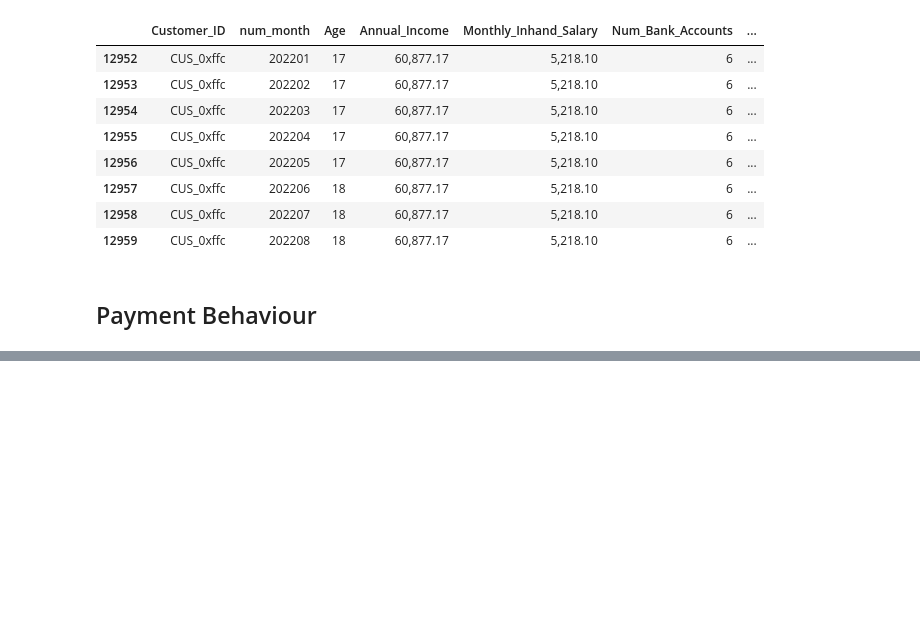
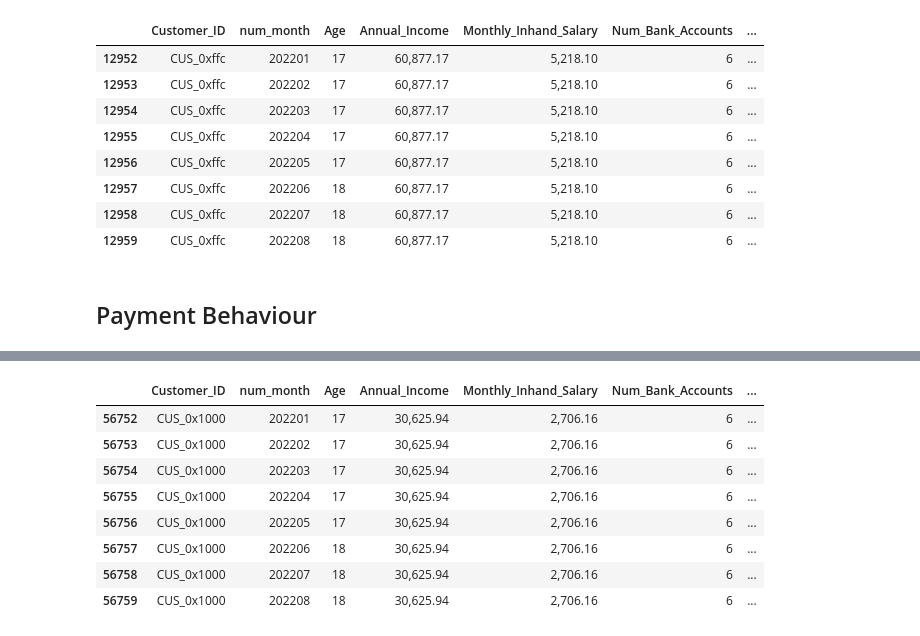
Before and after one commit to FerCorcuera/Credit-Score-Classification, a Jupyter notebook: notebooks/01_data_cleaning.ipynb, the cells around one changed output, grey strips where cells are left out. Cells and saved outputs as stored; diff of their text form; code cells hidden in the pictures; blank space fills up the shorter version.

```diff
--- a/notebooks/01_data_cleaning.ipynb
+++ b/notebooks/01_data_cleaning.ipynb
@@ -750,0 +774,12 @@ df_train_clean[df_train_clean["Customer_ID"] == "CUS_0xffc"]
+# %%
+df_train_clean[df_train_clean["Customer_ID"] == "CUS_0x1000"]
+# %% [output]
+|  | Customer_ID | num_month | Age | Annual_Income | Monthly_Inhand_Salary | Num_Bank_Accounts | ... |
+| 56752 | CUS_0x1000 | 202201 | 17 | 30,625.94 | 2,706.16 | 6 | ... |
+| 56753 | CUS_0x1000 | 202202 | 17 | 30,625.94 | 2,706.16 | 6 | ... |
+| 56754 | CUS_0x1000 | 202203 | 17 | 30,625.94 | 2,706.16 | 6 | ... |
+| 56755 | CUS_0x1000 | 202204 | 17 | 30,625.94 | 2,706.16 | 6 | ... |
+| 56756 | CUS_0x1000 | 202205 | 17 | 30,625.94 | 2,706.16 | 6 | ... |
+| 56757 | CUS_0x1000 | 202206 | 18 | 30,625.94 | 2,706.16 | 6 | ... |
+| 56758 | CUS_0x1000 | 202207 | 18 | 30,625.94 | 2,706.16 | 6 | ... |
+| 56759 | CUS_0x1000 | 202208 | 18 | 30,625.94 | 2,706.16 | 6 | ... |
```
Also changed, not shown: parts of 14 cells of this notebook, 2 other files.
